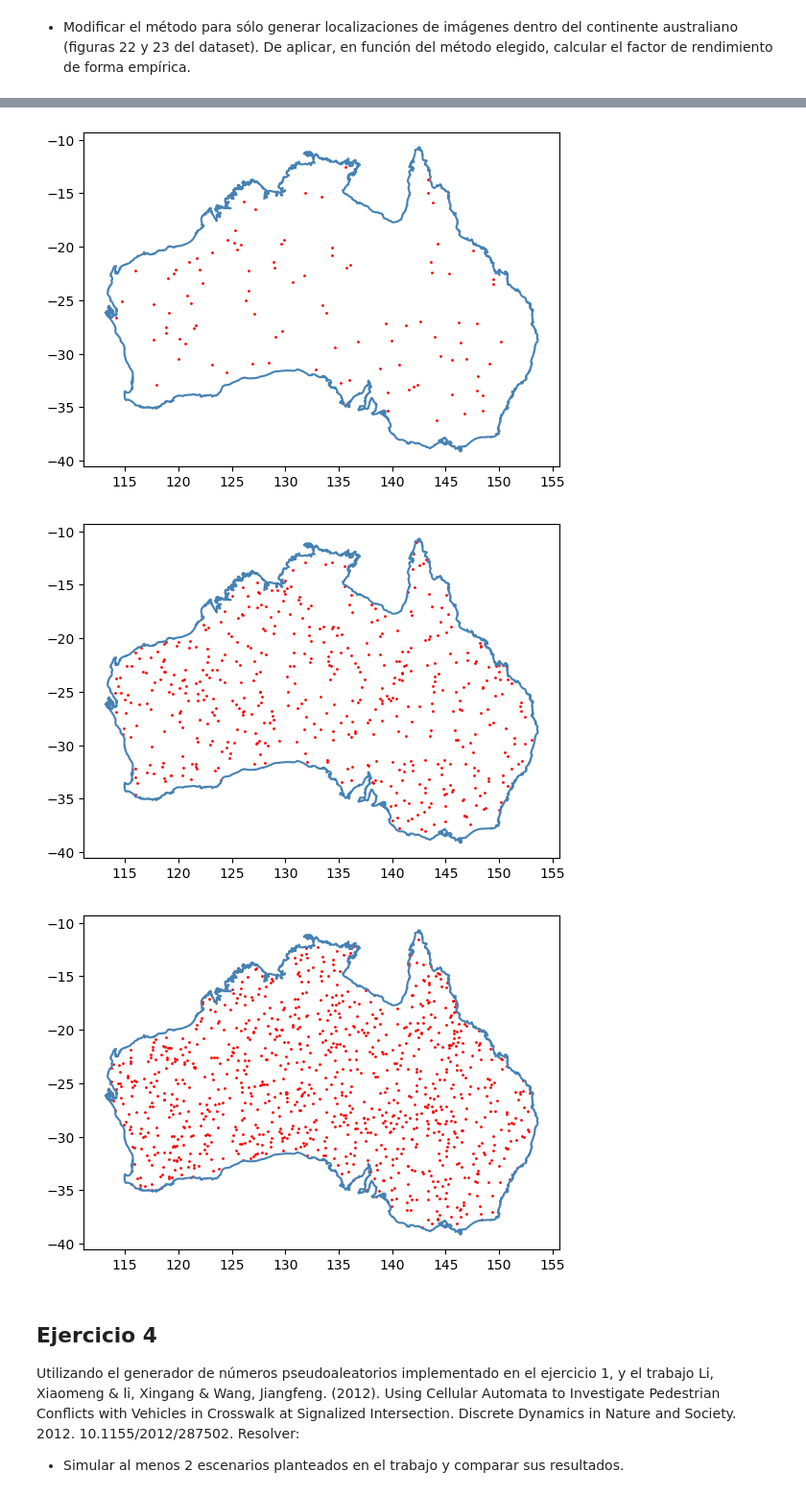
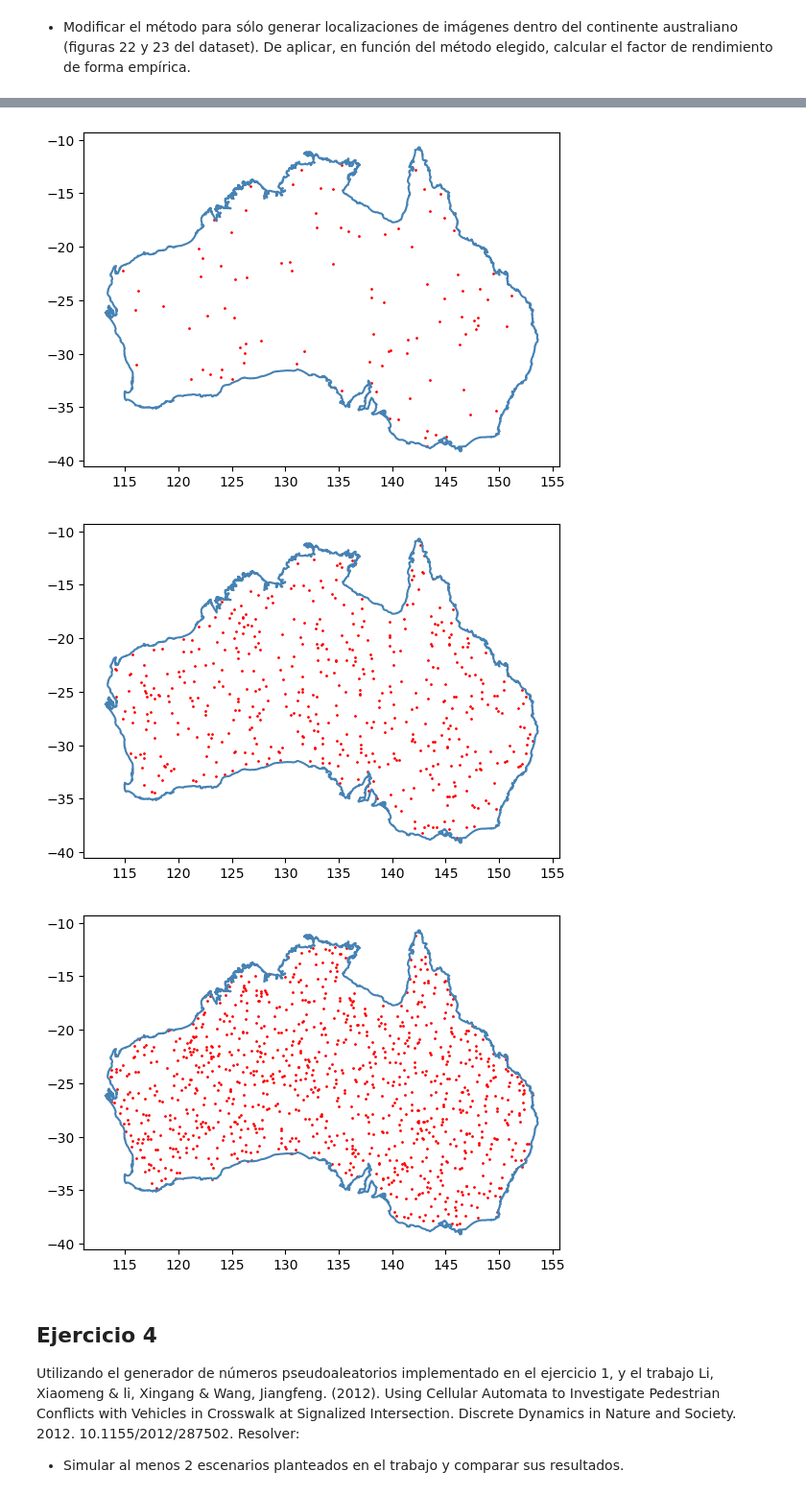
Before and after one commit to MartinCohen98/simulacion_tp1_grupo2_1c2024, a Jupyter notebook: mixmax_rng.ipynb, the cells around one changed output, grey strips where cells are left out. Shown at 96% size. Saved outputs shown, nothing was run; the diff lists cells and outputs as text; code cells hidden in the pictures.

```diff
--- a/mixmax_rng.ipynb
+++ b/mixmax_rng.ipynb
@@ -468,13 +468,13 @@ En datos uniformemente distribuidos, los sucesos están equitativamente disperso
 samples_size = [1000, 10000, 100000]
 
 #Cargamos los datos del equipo asignado
-mil_datos = np.loadtxt('muestras_grupo_3\mil_datos.txt')
-diez_mil_datos = np.loadtxt('muestras_grupo_3\diez_mil_datos.txt')
-cien_mil_datos = np.loadtxt('muestras_grupo_3\cien_mil_datos.txt')
+mil_datos = np.loadtxt('muestras_grupo_3/mil_datos.txt')
+diez_mil_datos = np.loadtxt('muestras_grupo_3/diez_mil_datos.txt')
+cien_mil_datos = np.loadtxt('muestras_grupo_3/cien_mil_datos.txt')
 samples_group3 = [mil_datos, diez_mil_datos, cien_mil_datos]
 
 #cargamos otro set de datos
-mil_datos2 = np.loadtxt('muestras_grupo_3\mil_datos2.txt')
-diez_mil_datos2 = np.loadtxt('muestras_grupo_3\diez_mil_datos2.txt')
-cien_mil_datos2 = np.loadtxt('muestras_grupo_3\cien_mil_datos2.txt')
+mil_datos2 = np.loadtxt('muestras_grupo_3/mil_datos2.txt')
+diez_mil_datos2 = np.loadtxt('muestras_grupo_3/diez_mil_datos2.txt')
+cien_mil_datos2 = np.loadtxt('muestras_grupo_3/cien_mil_datos2.txt')
 samples2_group3 = [mil_datos2, diez_mil_datos2, cien_mil_datos2]
@@ -488,11 +482,11 @@ samples2 = [p1, p2, p3]
 Aplicamos el test chi cuadrado al generador del grupo 3
 # %%
 print("Aplicamos el test de chi2 para las muestras del grupo asignado")
+significance_levels = [0.01, 0.05]
 
 #Aplico el test para las distintas cantidades de muestras
 i = 0
 for sample in samples_group3:
-    print(f"Para un nivel de significancia de: {significance_level}")
     for significance_level in significance_levels:
         print(f"Para un nivel de significancia de: {significance_level}")
         chi2_value, p_value, conclusion = calculate_chi2_test(samples_group3[i], samples_size[i], significance_level)
@@ -670,6 +664,10 @@ longitud [−60◦,60◦] [−150◦, 150◦] , respectivamente.
 # %%
 import geopandas as gpd
 from shapely.geometry import Point
+
+# Generamos una semilla aleatoria para el generador
+seed = np.random.randint(1, 1000)
+rng = MixmaxRNG(seed, MATRIX_SIZE, MAGIC_NUMBER, MAGIC_MODULUS)
 
 # Importamos el archivo del dataset
 filename = './datasets ejercicio 3/WB_Coastlines_10m/WB_Coastlines_10m.shp'
@@ -721,6 +721,10 @@ calcular el factor de rendimiento de forma empírica.
 import geopandas as gpd
 from shapely.ops import polygonize
 from shapely.geometry import Point
+
+# Generamos una semilla aleatoria para el generador
+seed = np.random.randint(1, 1000)
+rng = MixmaxRNG(seed, MATRIX_SIZE, MAGIC_NUMBER, MAGIC_MODULUS)
 
 # Importamos el archivo del dataset seleccionando las filas 22 y 23 para el continente australiano
 filename = './datasets ejercicio 3/WB_Coastlines_10m/WB_Coastlines_10m.shp'
@@ -811,7 +815,7 @@ El factor de rendimiento empírico es:  0.5813953488372093
 El factor de rendimiento teórico es:  0.5959260644194525
-[figure, old version]
+[figure, new version]
-[figure, old version]
+[figure, new version]
-[figure, old version]
+[figure, new version]
 # %% [markdown]
 ## Ejercicio 4
 
```
Also changed, not shown: parts of 16 cells of this notebook.
